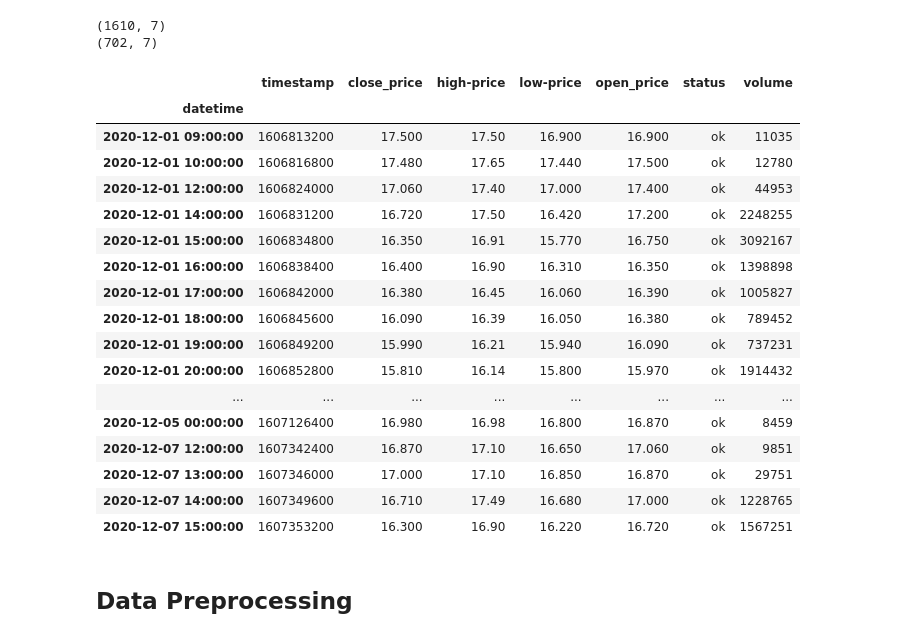
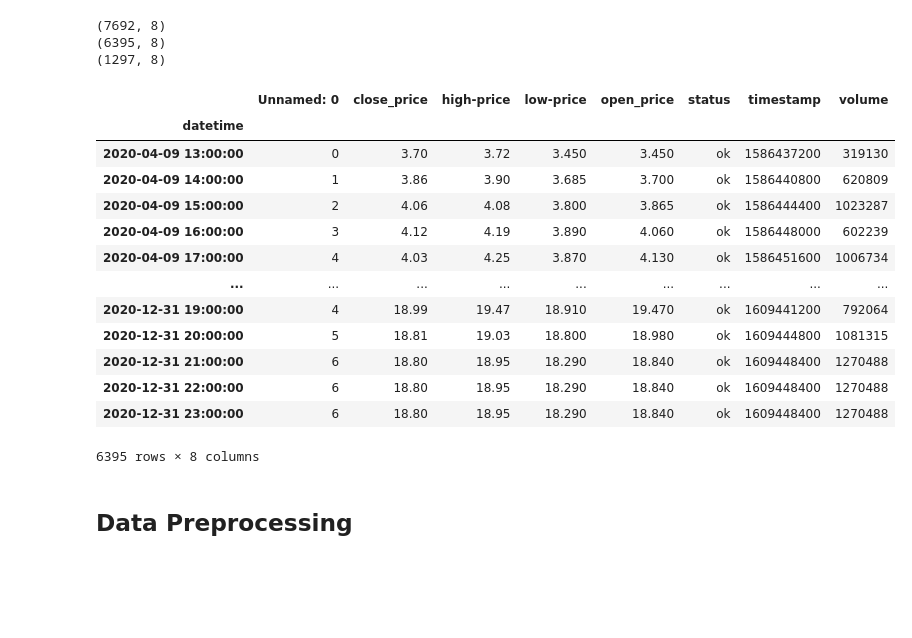
Before and after one commit to brijow/foobar-gamestop, a Jupyter notebook: notebooks/scratchboard.ipynb, the cells around one changed output. Saved outputs shown, nothing was run; the diff lists cells and outputs as text; code cells hidden in the pictures; blank space fills up the shorter version.

```diff
--- a/notebooks/scratchboard.ipynb
+++ b/notebooks/scratchboard.ipynb
@@ -14,48 +14,42 @@ from torch.autograd import Variable
 from sklearn.model_selection import train_test_split
 from sklearn.preprocessing import MinMaxScaler, StandardScaler
 from sklearn.metrics import log_loss
-# %%
-# load raw financial data
-
-# daily resolution
-# historical_data = pd.read_csv('../foobar/data/raw/stock_candle_D_2020-03-01_2021-01-01.csv')
-# short_squzeet_data = pd.read_csv('../foobar/data/raw/stock_candle_D_2020-12-01_2021-03-01.csv')
-
-# hourly resolution
-historical_data = pd.read_csv('../foobar/data/raw/stock_candle_60_2020-03-01_2021-01-01.csv')
-short_squzeet_data = pd.read_csv('../foobar/data/raw/stock_candle_60_2020-12-01_2021-03-01.csv')
-print(historical_data.shape)
-print(short_squzeet_data.shape)
-
-historical_data['datetime'] = pd.to_datetime(historical_data['timestamp'], unit='s')
-historical_data = historical_data.sort_values(by=['timestamp'], axis=0)
-
-short_squzeet_data['datetime'] = pd.to_datetime(short_squzeet_data['timestamp'], unit='s')
-short_squzeet_data = short_squzeet_data.sort_values(by=['timestamp'], axis=0)
-historical_data = historical_data.set_index('datetime')
-short_squzeet_data = short_squzeet_data.set_index('datetime')
-short_squzeet_data.head(50)
-# %% [output]
-(1610, 7)
-(702, 7)
-|  | timestamp | close_price | high-price | low-price | open_price | status | volume |
-| datetime |  |  |  |  |  |  |  |
-| 2020-12-01 09:00:00 | 1606813200 | 17.500 | 17.50 | 16.900 | 16.900 | ok | 11035 |
-| 2020-12-01 10:00:00 | 1606816800 | 17.480 | 17.65 | 17.440 | 17.500 | ok | 12780 |
-| 2020-12-01 12:00:00 | 1606824000 | 17.060 | 17.40 | 17.000 | 17.400 | ok | 44953 |
-| 2020-12-01 14:00:00 | 1606831200 | 16.720 | 17.50 | 16.420 | 17.200 | ok | 2248255 |
-| 2020-12-01 15:00:00 | 1606834800 | 16.350 | 16.91 | 15.770 | 16.750 | ok | 3092167 |
-| 2020-12-01 16:00:00 | 1606838400 | 16.400 | 16.90 | 16.310 | 16.350 | ok | 1398898 |
-| 2020-12-01 17:00:00 | 1606842000 | 16.380 | 16.45 | 16.060 | 16.390 | ok | 1005827 |
-| 2020-12-01 18:00:00 | 1606845600 | 16.090 | 16.39 | 16.050 | 16.380 | ok | 789452 |
-| 2020-12-01 19:00:00 | 1606849200 | 15.990 | 16.21 | 15.940 | 16.090 | ok | 737231 |
-| 2020-12-01 20:00:00 | 1606852800 | 15.810 | 16.14 | 15.800 | 15.970 | ok | 1914432 |
-| ... | ... | ... | ... | ... | ... | ... | ... |
-| 2020-12-05 00:00:00 | 1607126400 | 16.980 | 16.98 | 16.800 | 16.870 | ok | 8459 |
-| 2020-12-07 12:00:00 | 1607342400 | 16.870 | 17.10 | 16.650 | 17.060 | ok | 9851 |
-| 2020-12-07 13:00:00 | 1607346000 | 17.000 | 17.10 | 16.850 | 16.870 | ok | 29751 |
-| 2020-12-07 14:00:00 | 1607349600 | 16.710 | 17.49 | 16.680 | 17.000 | ok | 1228765 |
-| 2020-12-07 15:00:00 | 1607353200 | 16.300 | 16.90 | 16.220 | 16.720 | ok | 1567251 |
+# %%
+# load raw financial data
+# hourly resolution
+gamestop_data = pd.read_csv('../foobar/data/raw/stock_candle_60_2020-03-01_2021-03-01.csv')
+gamestop_data = gamestop_data.sort_values(by=['timestamp'], axis=0)
+gamestop_data['datetime'] = pd.to_datetime(gamestop_data['timestamp'], unit='s')
+gamestop_data = gamestop_data.set_index('datetime')
+
+# resmaple the data hourly and pad the gaps with the previous record
+gamestop_data = gamestop_data.resample('H', label='right').pad()
+print(gamestop_data.shape)
+
+train_data = gamestop_data[gamestop_data.index.year == 2020]
+short_squeeze_data = gamestop_data[gamestop_data.index.year == 2021]
+print(train_data.shape)
+print(short_squeeze_data.shape)
+
+train_data
+# %% [output]
+(7692, 8)
+(6395, 8)
+(1297, 8)
+|  | Unnamed: 0 | close_price | high-price | low-price | open_price | status | timestamp | volume |
+| datetime |  |  |  |  |  |  |  |  |
+| 2020-04-09 13:00:00 | 0 | 3.70 | 3.72 | 3.450 | 3.450 | ok | 1586437200 | 319130 |
+| 2020-04-09 14:00:00 | 1 | 3.86 | 3.90 | 3.685 | 3.700 | ok | 1586440800 | 620809 |
+| 2020-04-09 15:00:00 | 2 | 4.06 | 4.08 | 3.800 | 3.865 | ok | 1586444400 | 1023287 |
+| 2020-04-09 16:00:00 | 3 | 4.12 | 4.19 | 3.890 | 4.060 | ok | 1586448000 | 602239 |
+| 2020-04-09 17:00:00 | 4 | 4.03 | 4.25 | 3.870 | 4.130 | ok | 1586451600 | 1006734 |
+| ... | ... | ... | ... | ... | ... | ... | ... | ... |
+| 2020-12-31 19:00:00 | 4 | 18.99 | 19.47 | 18.910 | 19.470 | ok | 1609441200 | 792064 |
+| 2020-12-31 20:00:00 | 5 | 18.81 | 19.03 | 18.800 | 18.980 | ok | 1609444800 | 1081315 |
+| 2020-12-31 21:00:00 | 6 | 18.80 | 18.95 | 18.290 | 18.840 | ok | 1609448400 | 1270488 |
+| 2020-12-31 22:00:00 | 6 | 18.80 | 18.95 | 18.290 | 18.840 | ok | 1609448400 | 1270488 |
+| 2020-12-31 23:00:00 | 6 | 18.80 | 18.95 | 18.290 | 18.840 | ok | 1609448400 | 1270488 |
+6395 rows × 8 columns
 # %% [markdown]
 ## Data Preprocessing
 # %%
```
Also changed, not shown: parts of 15 cells of this notebook, 9 other files.
